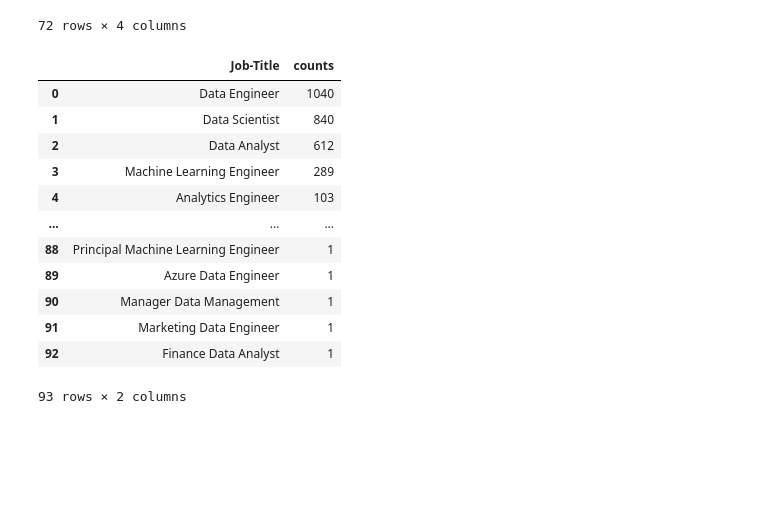
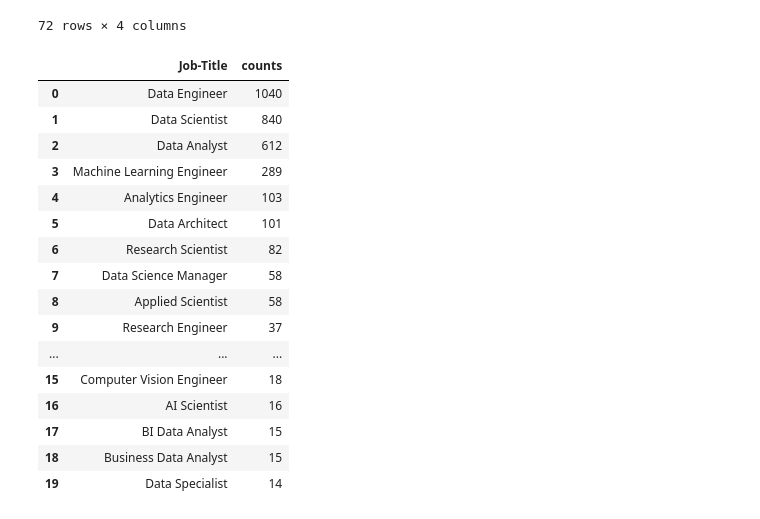
Before and after one commit to ueaul/data-mining-projekt, a Jupyter notebook: Notebooks/Exploration_TD.ipynb, the cells around one changed output. Cells and saved outputs as stored; diff of their text form; code cells hidden in the pictures; blank space fills up the shorter version.

```diff
--- a/Notebooks/Exploration_TD.ipynb
+++ b/Notebooks/Exploration_TD.ipynb
@@ -114,18 +122,22 @@ location_salary
 72 rows × 4 columns
 # %%
 jobs = df['job_title'].value_counts().rename_axis('Job-Title').reset_index(name='counts')
-jobs
+jobs.head(20)
 # %% [output]
 |  | Job-Title | counts |
 | 0 | Data Engineer | 1040 |
 | 1 | Data Scientist | 840 |
 | 2 | Data Analyst | 612 |
 | 3 | Machine Learning Engineer | 289 |
 | 4 | Analytics Engineer | 103 |
+| 5 | Data Architect | 101 |
+| 6 | Research Scientist | 82 |
+| 7 | Data Science Manager | 58 |
+| 8 | Applied Scientist | 58 |
+| 9 | Research Engineer | 37 |
 | ... | ... | ... |
-| 88 | Principal Machine Learning Engineer | 1 |
-| 89 | Azure Data Engineer | 1 |
-| 90 | Manager Data Management | 1 |
-| 91 | Marketing Data Engineer | 1 |
-| 92 | Finance Data Analyst | 1 |
+| 15 | Computer Vision Engineer | 18 |
+| 16 | AI Scientist | 16 |
+| 17 | BI Data Analyst | 15 |
+| 18 | Business Data Analyst | 15 |
+| 19 | Data Specialist | 14 |
-93 rows × 2 columns
```
Also changed, not shown: parts of 7 cells of this notebook.
